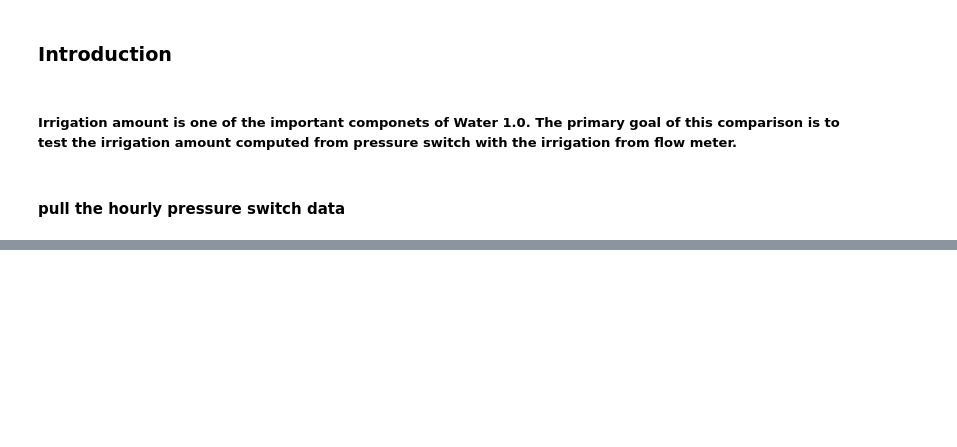
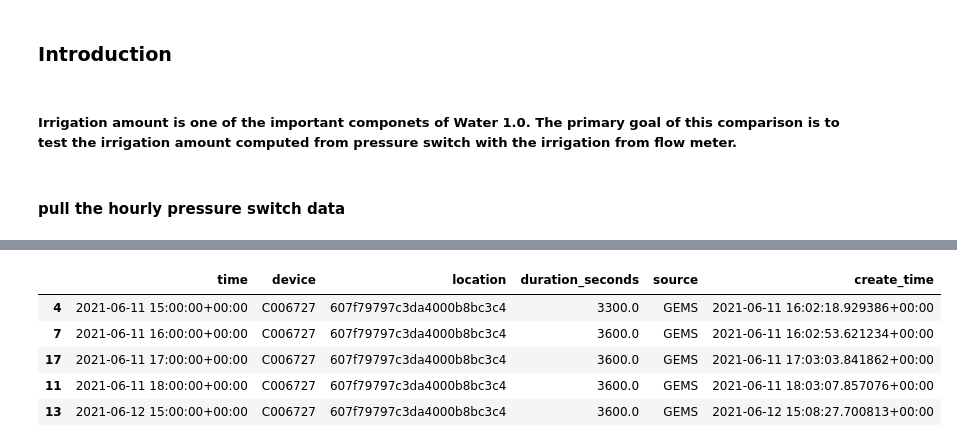
Before and after one commit to Arable/data-check, a Jupyter notebook: pressure_switch_irri_UCD_tomato.ipynb, the cells around one changed output, grey strips where cells are left out. Cells and saved outputs as stored; diff of their text form; code cells hidden in the pictures; blank space fills up the shorter version.

```diff
--- a/pressure_switch_irri_UCD_tomato.ipynb
+++ b/pressure_switch_irri_UCD_tomato.ipynb
@@ -53,0 +38,9 @@ irrigation_hourly_my_almonds
+# %%
+irrigation_hourly_ET75.head()
+# %% [output]
+|  | time | device | location | duration_seconds | source | create_time |
+| 4 | 2021-06-11 15:00:00+00:00 | C006727 | 607f79797c3da4000b8bc3c4 | 3300.0 | GEMS | 2021-06-11 16:02:18.929386+00:00 |
+| 7 | 2021-06-11 16:00:00+00:00 | C006727 | 607f79797c3da4000b8bc3c4 | 3600.0 | GEMS | 2021-06-11 16:02:53.621234+00:00 |
+| 17 | 2021-06-11 17:00:00+00:00 | C006727 | 607f79797c3da4000b8bc3c4 | 3600.0 | GEMS | 2021-06-11 17:03:03.841862+00:00 |
+| 11 | 2021-06-11 18:00:00+00:00 | C006727 | 607f79797c3da4000b8bc3c4 | 3600.0 | GEMS | 2021-06-11 18:03:07.857076+00:00 |
+| 13 | 2021-06-12 15:00:00+00:00 | C006727 | 607f79797c3da4000b8bc3c4 | 3600.0 | GEMS | 2021-06-12 15:08:27.700813+00:00 |
```
Also changed, not shown: parts of 18 cells of this notebook.
